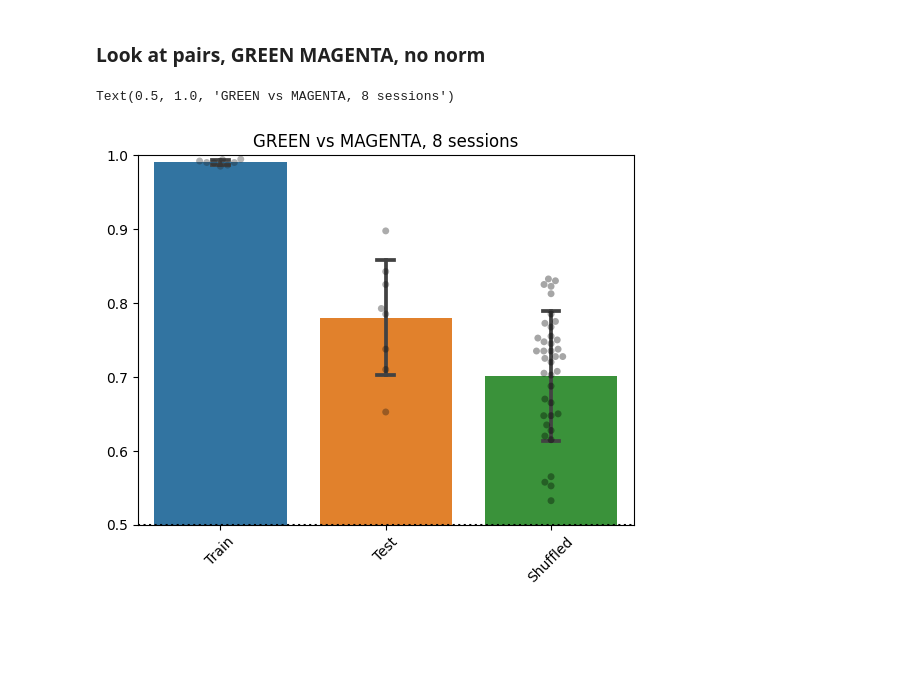
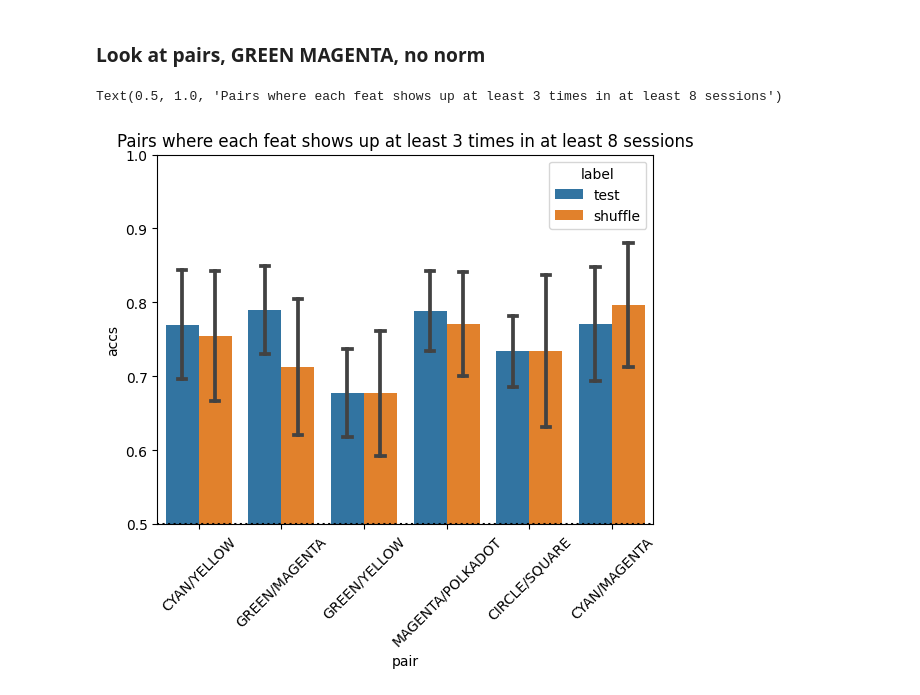
Before and after one commit to pqz317/wcst_decode, a Jupyter notebook: notebooks/20240520_visualize_max_feat_per_feat.ipynb, the cells around one changed output. Cells and saved outputs as stored; diff of their text form; code cells hidden in the pictures; blank space fills up the shorter version.

```diff
--- a/notebooks/20240520_visualize_max_feat_per_feat.ipynb
+++ b/notebooks/20240520_visualize_max_feat_per_feat.ipynb
@@ -76,21 +76,27 @@ for norm_type in norms:
 # %%
 import seaborn as sns
 
+good_pairs = [('CYAN', 'YELLOW'), ('GREEN', 'MAGENTA'), ('GREEN', 'YELLOW'), ('MAGENTA', 'POLKADOT'), ('CIRCLE', 'SQUARE'), ('CYAN', 'MAGENTA')]
+
 fig, ax = plt.subplots()
-train_acc = np.load(os.path.join(OUTPUT_DIR, f"max_feat_GREEN_MAGENTA_train_accs.npy")).reshape((-1))
-test_acc = np.load(os.path.join(OUTPUT_DIR, f"max_feat_GREEN_MAGENTA_test_accs.npy")).reshape((-1))
-shuffle_accs = []
-for i in range(num_shuffles):
-    shuffle_acc = np.load(os.path.join(OUTPUT_DIR, f"max_feat_GREEN_MAGENTA_shuffle_{i}_test_accs.npy")).reshape((-1))
-    shuffle_accs.append(shuffle_acc)
-shuffle_accs = np.concatenate(shuffle_accs)
-    # accs += [test_acc, shuffle_accs]
-    # labels += [feat, feat + " shuffle"]
-visualization_utils.visualize_accuracy_bars([train_acc, test_acc, shuffle_accs], ["Train", "Test", "Shuffled"], ax)
+dfs = []
+for (feat_a, feat_b) in good_pairs:
+    # train_acc = np.load(os.path.join(OUTPUT_DIR, f"max_feat_GREEN_MAGENTA_train_accs.npy")).reshape((-1))
+    test_acc = np.load(os.path.join(OUTPUT_DIR, f"max_feat_{feat_a}_{feat_b}_test_accs.npy")).reshape((-1))
+    shuffle_accs = []
+    for i in range(num_shuffles):
+        shuffle_acc = np.load(os.path.join(OUTPUT_DIR, f"max_feat_{feat_a}_{feat_b}_shuffle_{i}_test_accs.npy")).reshape((-1))
+        shuffle_accs.append(shuffle_acc)
+    shuffle_accs = np.concatenate(shuffle_accs)
+    test_df = pd.DataFrame({"pair": f"{feat_a}/{feat_b}", "accs": test_acc, "label": "test"})
+    shuffle_df = pd.DataFrame({"pair": f"{feat_a}/{feat_b}", "accs": shuffle_accs, "label": "shuffle"})
+    dfs += [test_df, shuffle_df]
+df = pd.concat(dfs)
+sns.barplot(data=df, x='pair', y='accs', hue='label', capsize=.1, errorbar='sd', ax=ax)
 ax.axhline(0.5, color='black', linestyle='dotted', label="Estimated Chance")
 ax.set_xticklabels(ax.get_xticklabels(), rotation=45)
 ax.set_ylim([0.5, 1])
-ax.set_title("GREEN vs MAGENTA, 8 sessions")
+ax.set_title("Pairs where each feat shows up at least 3 times in at least 8 sessions")
 # %% [output]
-Text(0.5, 1.0, 'GREEN vs MAGENTA, 8 sessions')
+Text(0.5, 1.0, 'Pairs where each feat shows up at least 3 times in at least 8 sessions')
-[figure, old version]
+[figure, new version]
```
Also changed, not shown: 5 other files.
